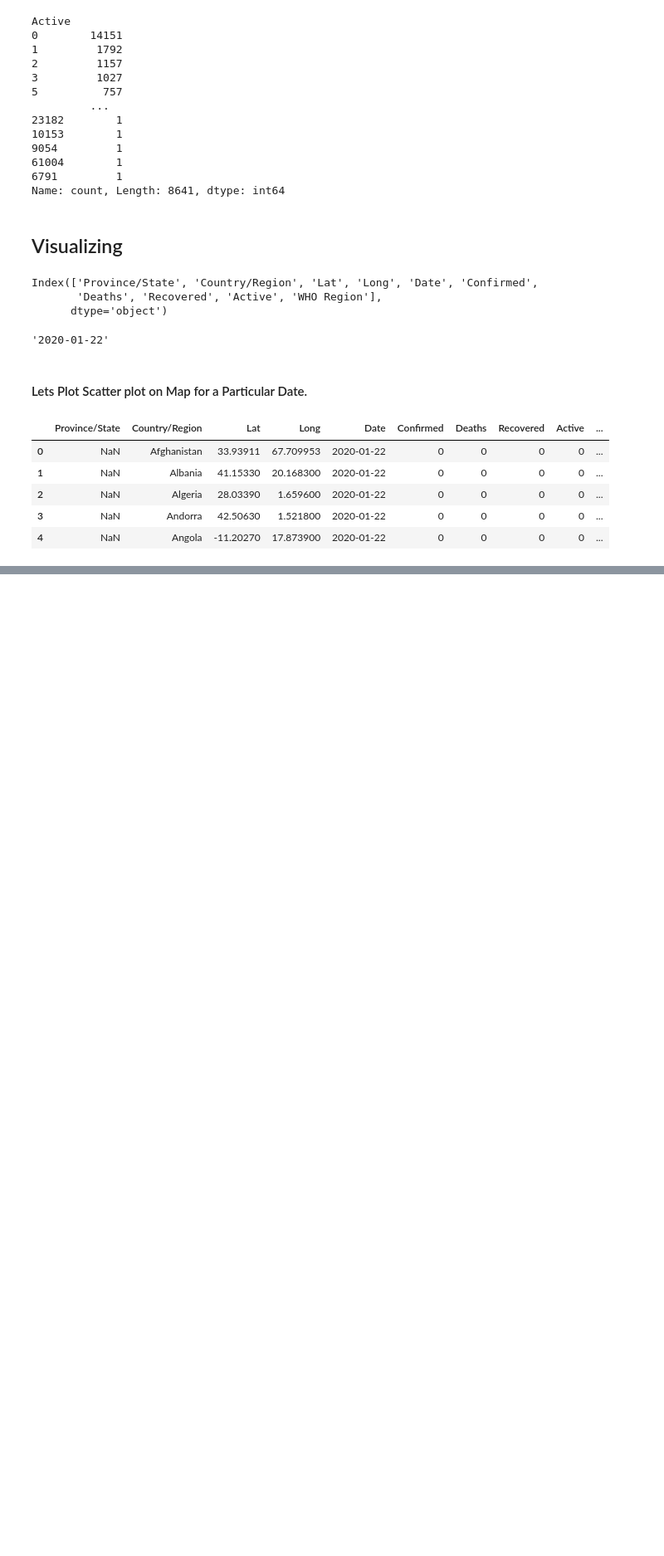
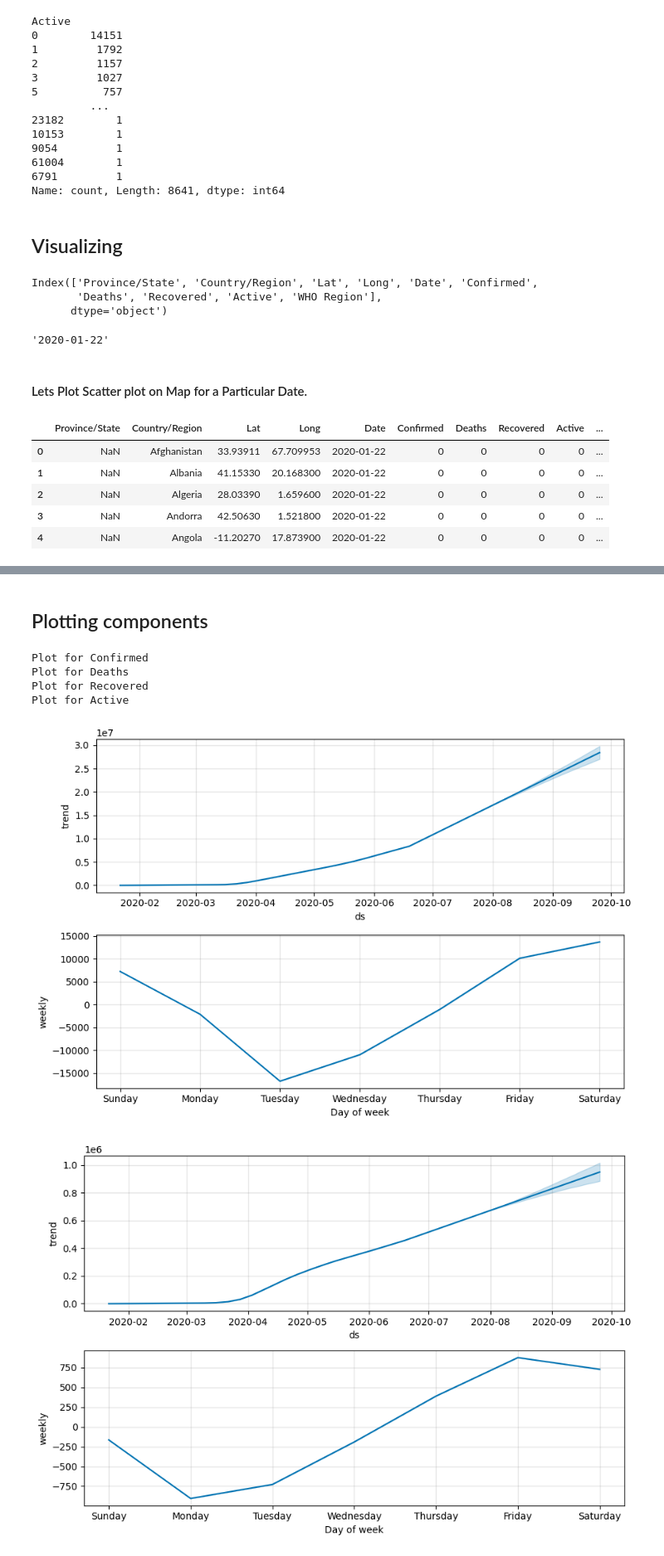
Before and after one commit to Manan-Rastogi/Covid19_Forecasting, a Jupyter notebook: covid_19.ipynb, the cells around one changed output, grey strips where cells are left out. Shown: that part at 83% size. Cells and saved outputs as stored; diff of their text form; code cells hidden in the pictures; blank space fills up the shorter version.

```diff
--- a/covid_19.ipynb
+++ b/covid_19.ipynb
@@ -237,0 +478,13 @@ for i in dates:
+# %% [markdown]
+## Plotting components
+# %%
+for i in prophet_models:
+    print(f'Plot for {i}')
+    prophet_models[i][0].plot_components(prophet_models[i][1])
+# %% [output]
+Plot for Confirmed
+Plot for Deaths
+Plot for Recovered
+Plot for Active
+[figure, added]
+[figure, added]
```
Also changed, not shown: parts of 37 cells of this notebook, 1 other file.
